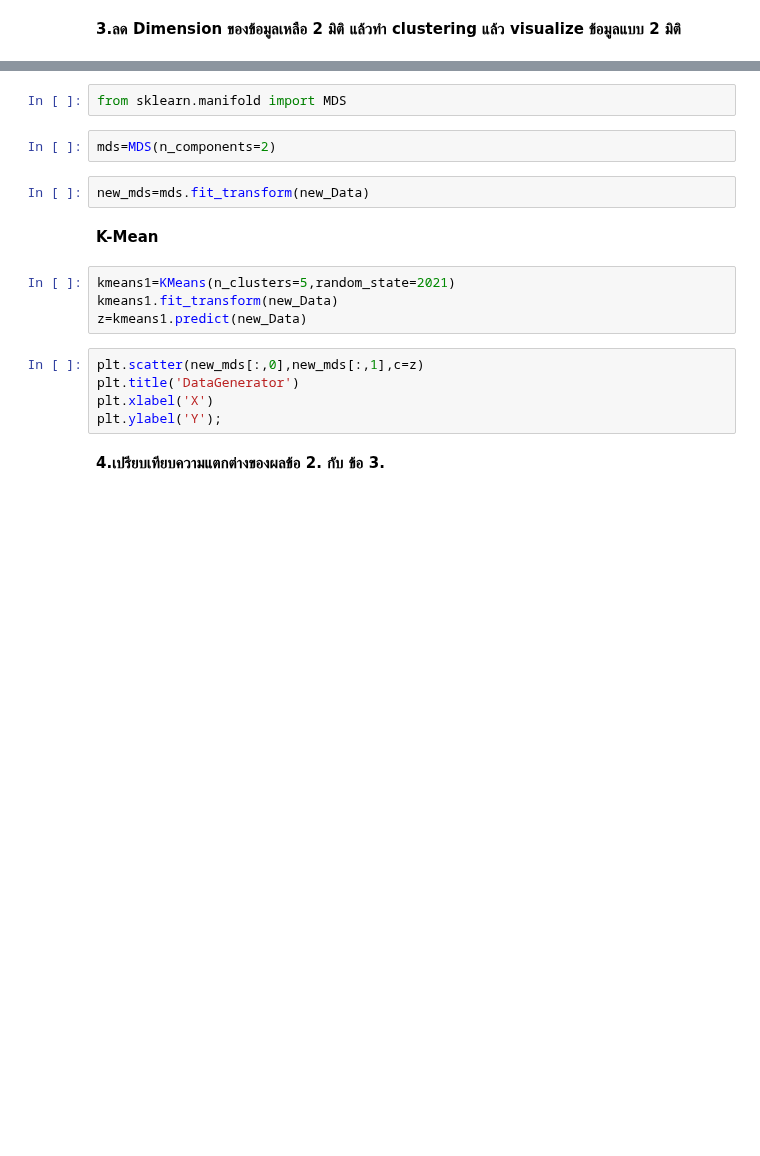
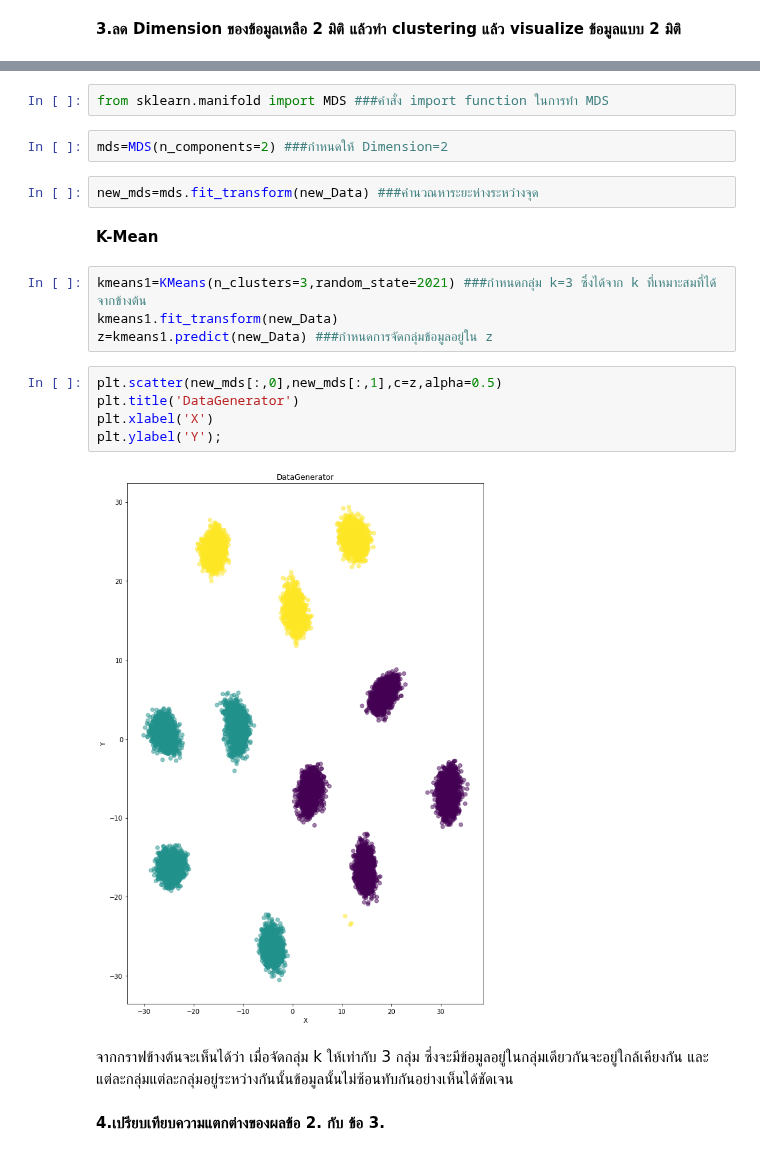
Before and after one commit to kittimaxz/multivariate, a Jupyter notebook: Multivariate_Exam.ipynb, the cells around one changed output, grey strips where cells are left out. Saved outputs shown, nothing was run; the diff lists cells and outputs as text; blank space fills up the shorter version.

```diff
--- a/Multivariate_Exam.ipynb
+++ b/Multivariate_Exam.ipynb
@@ -261,19 +299,23 @@ Text(0, 0.5, 'Y')
 # %%
-from sklearn.manifold import MDS
+from sklearn.manifold import MDS ###คำสั่ง import function ในการทำ MDS
 # %%
-mds=MDS(n_components=2)
+mds=MDS(n_components=2) ###กำหนดให้ Dimension=2
 # %%
-new_mds=mds.fit_transform(new_Data)
+new_mds=mds.fit_transform(new_Data) ###คำนวณหาระยะห่างระหว่างจุด
 # %% [markdown]
 **K-Mean**
 # %%
-kmeans1=KMeans(n_clusters=5,random_state=2021)
+kmeans1=KMeans(n_clusters=3,random_state=2021) ###กำหนดกลุ่ม k=3 ซึ่งได้จาก k ที่เหมาะสมที่ได้จากข้างต้น
 kmeans1.fit_transform(new_Data)
-z=kmeans1.predict(new_Data)
+z=kmeans1.predict(new_Data) ###กำหนดการจัดกลุ่มข้อมูลอยู่ใน z
 # %%
-plt.scatter(new_mds[:,0],new_mds[:,1],c=z)
+plt.scatter(new_mds[:,0],new_mds[:,1],c=z,alpha=0.5)
 plt.title('DataGenerator')
 plt.xlabel('X')
 plt.ylabel('Y');
+# %% [output]
+[figure, added]
+# %% [markdown]
+จากกราฟข้างต้นจะเห็นได้ว่า เมื่อจัดกลุ่ม k ให้เท่ากับ 3 กลุ่ม ซึ่งจะมีข้อมูลอยู่ในกลุ่มเดียวกันจะอยู่ใกล้เคียงกัน และแต่ละกลุ่มแต่ละกลุ่มอยู่ระหว่างกันนั้นข้อมูลนั้นไม่ซ้อนทับกันอย่างเห็นได้ชัดเจน
 # %% [markdown]
 **4.เปรียบเทียบความแตกต่างของผลข้อ 2. กับ ข้อ 3.**
```
Also changed, not shown: parts of 64 cells of this notebook.
